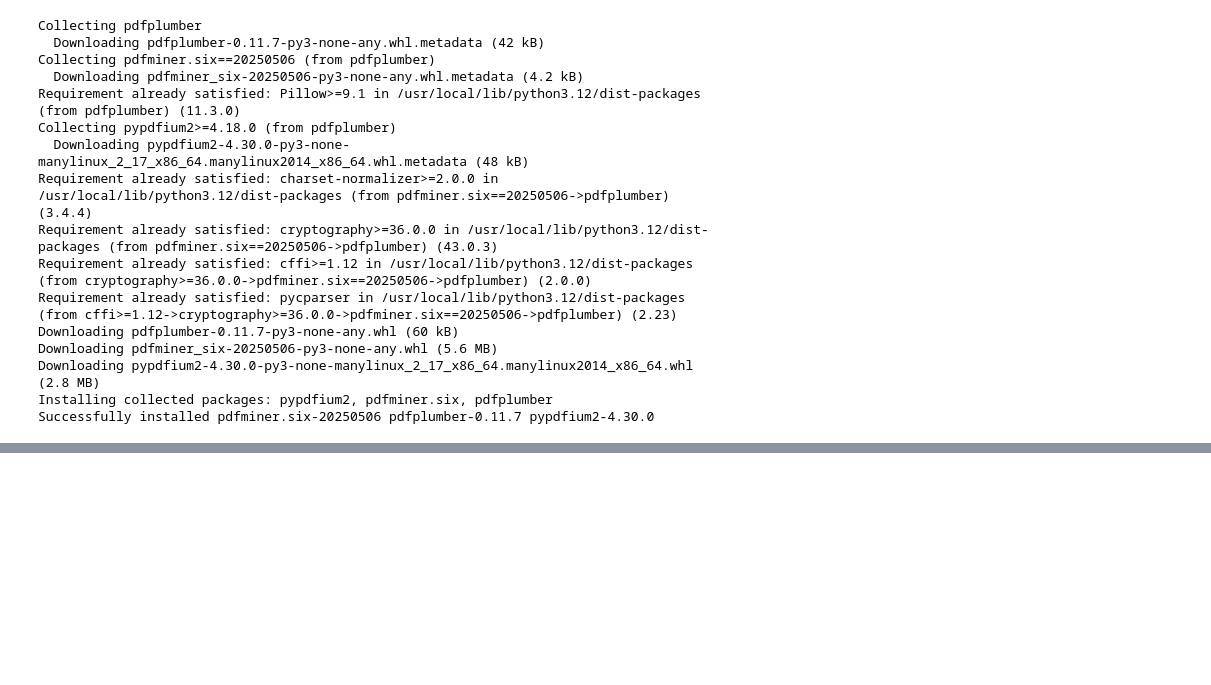
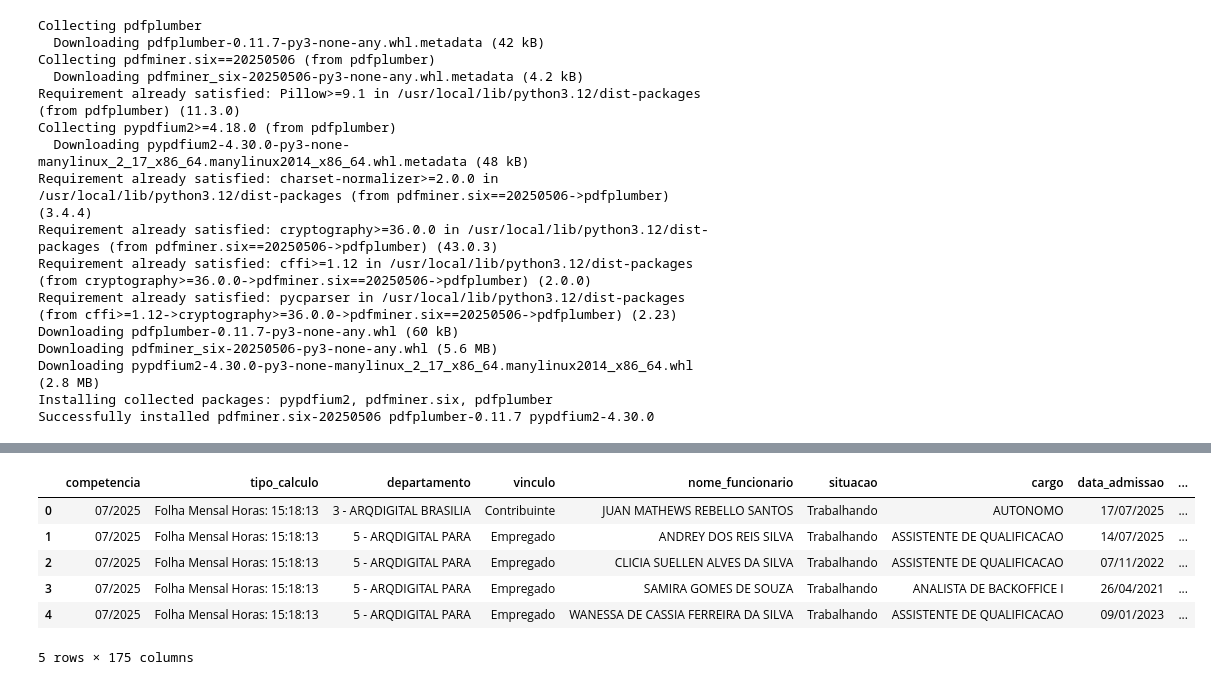
Before and after one commit to Ignowsky/ETL-Folha-Pagamento-PDF, a Jupyter notebook: Leitor_FOPAG.ipynb, the cells around one changed output, grey strips where cells are left out. Drawn from its saved outputs; the diff is of its cells as text; code cells hidden in the pictures; blank space fills up the shorter version.

```diff
--- a/Leitor_FOPAG.ipynb
+++ b/Leitor_FOPAG.ipynb
@@ -258,3 +317,14 @@ Encontrados 36 PDFs para processar...
 
 --- Processo Finalizado com Sucesso! ---
 Sua base de dados final foi salva no arquivo: /content/BASE_FOPAAG_STAGGIN.csv
+# %%
+df = pd.read_csv('/content/BASE_FOPAAG_STAGGIN.csv', sep = ';', decimal=',')
+df.head()
+# %% [output]
+|  | competencia | tipo_calculo | departamento | vinculo | nome_funcionario | situacao | cargo | data_admissao | ... |
+| 0 | 07/2025 | Folha Mensal Horas: 15:18:13 | 3 - ARQDIGITAL BRASILIA | Contribuinte | JUAN MATHEWS REBELLO SANTOS | Trabalhando | AUTONOMO | 17/07/2025 | ... |
+| 1 | 07/2025 | Folha Mensal Horas: 15:18:13 | 5 - ARQDIGITAL PARA | Empregado | ANDREY DOS REIS SILVA | Trabalhando | ASSISTENTE DE QUALIFICACAO | 14/07/2025 | ... |
+| 2 | 07/2025 | Folha Mensal Horas: 15:18:13 | 5 - ARQDIGITAL PARA | Empregado | CLICIA SUELLEN ALVES DA SILVA | Trabalhando | ASSISTENTE DE QUALIFICACAO | 07/11/2022 | ... |
+| 3 | 07/2025 | Folha Mensal Horas: 15:18:13 | 5 - ARQDIGITAL PARA | Empregado | SAMIRA GOMES DE SOUZA | Trabalhando | ANALISTA DE BACKOFFICE I | 26/04/2021 | ... |
+| 4 | 07/2025 | Folha Mensal Horas: 15:18:13 | 5 - ARQDIGITAL PARA | Empregado | WANESSA DE CASSIA FERREIRA DA SILVA | Trabalhando | ASSISTENTE DE QUALIFICACAO | 09/01/2023 | ... |
+5 rows × 175 columns
```
Also changed, not shown: parts of 3 cells of this notebook.
